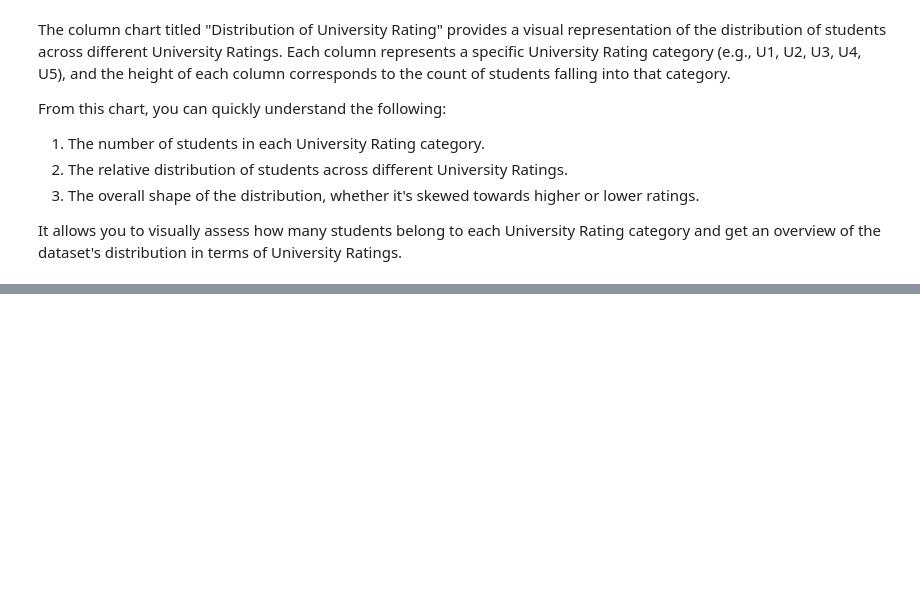
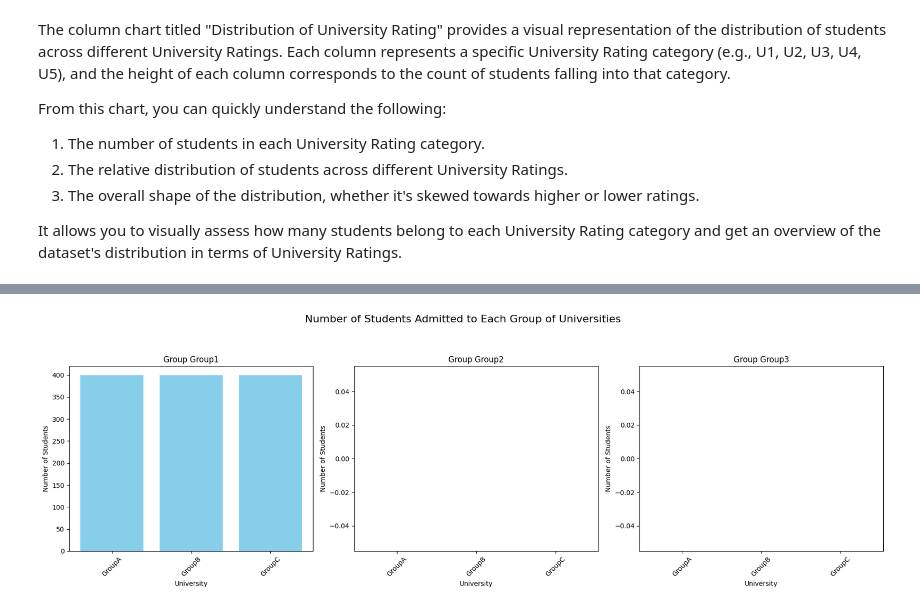
Before and after one commit to aritradey-CS/Admission-Prediction, a Jupyter notebook: _Test_Module_Oct23.ipynb, the cells around one changed output, grey strips where cells are left out. Cells and saved outputs as stored; diff of their text form; code cells hidden in the pictures; blank space fills up the shorter version.

```diff
--- a/_Test_Module_Oct23.ipynb
+++ b/_Test_Module_Oct23.ipynb
@@ -1389,0 +1626,63 @@ It allows you to visually assess how many students belong to each University Rat
+# %%
+import pandas as pd
+import matplotlib.pyplot as plt
+
+# Load your dataset (replace with your dataset path)
+df = pd.read_csv('Admission_Predict.csv')
+
+# Define a custom "Chance of Admit" function
+def custom_chance_of_admit(gre_score, toefl_score, cgpa):
+    # Define weights for GRE, TOEFL, and CGPA (you can adjust these weights)
+    gre_weight = 0.3
+    toefl_weight = 0.3
+    cgpa_weight = 0.4
+
+    # Calculate the score based on the weighted sum
+    score = (gre_score * gre_weight) + (toefl_score * toefl_weight) + (cgpa * cgpa_weight)
+
+    return score
+
+# Apply the custom "Chance of Admit" function to the dataset
+df['Custom Chance of Admit'] = df.apply(lambda row: custom_chance_of_admit(row['GRE Score'], row['TOEFL Score'], row['CGPA']), axis=1)
+
+# Split students into different groups based on custom chance of admission
+student_groups = {}
+student_groups['Group1'] = df[df['Custom Chance of Admit'] >= 0.9]
+student_groups['Group2'] = df[(df['Custom Chance of Admit'] >= 0.8) & (df['Custom Chance of Admit'] < 0.9)]
+student_groups['Group3'] = df[df['Custom Chance of Admit'] < 0.8]
+
+# Define cutoff scores for each group of universities
+cutoff_scores = {
+    'GroupA': 0.9,  # Cutoff score for universities in Group A
+    'GroupB': 0.8,  # Cutoff score for universities in Group B
+    'GroupC': 0.7   # Cutoff score for universities in Group C
+}
+
+# Initialize a dictionary to store admitted universities for each student group
+admitted_universities = {group: {} for group in student_groups.keys()}
+
+# Determine university admission based on cutoff score for each student group
+for group, students in student_groups.items():
+    admitted_universities[group] = {}
+    for university, cutoff_score in cutoff_scores.items():
+        admitted_universities[group][university] = students[students['Custom Chance of Admit'] >= cutoff_score]
+
+# Create a bar chart for the number of students admitted to each group of universities
+admitted_counts = {group: {university: len(students) for university, students in universities.items()} for group, universities in admitted_universities.items()}
+
+fig, axes = plt.subplots(1, len(admitted_counts), figsize=(18, 6))
+fig.suptitle('Number of Students Admitted to Each Group of Universities', fontsize=16)
+
+for i, (group, counts) in enumerate(admitted_counts.items()):
+    ax = axes[i]
+    ax.bar(counts.keys(), counts.values(), color='skyblue')
+    ax.set_title(f'Group {group}')
+    ax.set_xlabel('University')
+    ax.set_ylabel('Number of Students')
+    ax.set_xticklabels(counts.keys(), rotation=45)
+
+plt.tight_layout()
+plt.subplots_adjust(top=0.8)
+plt.show()
+# %% [output]
+[figure, added]
```
Also changed, not shown: parts of 10 cells of this notebook.
